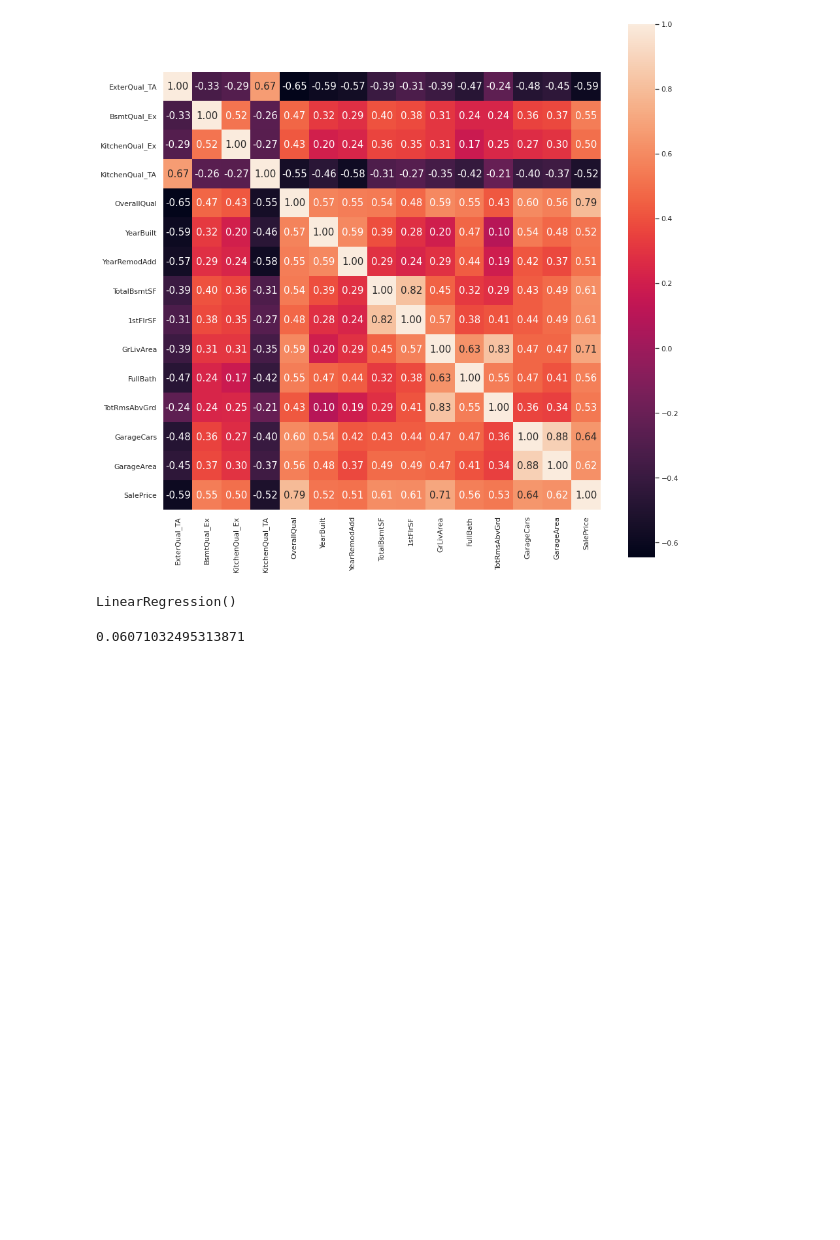
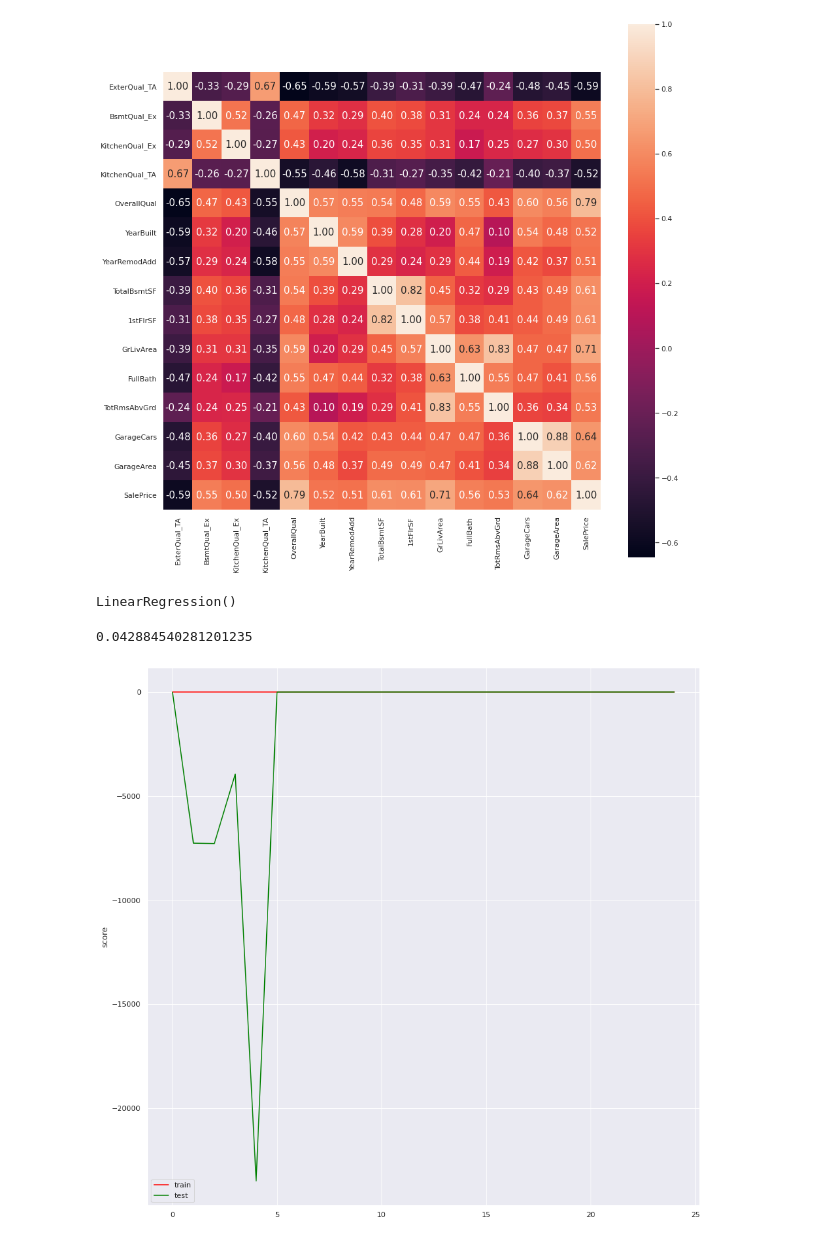
Before and after one commit to as1mple/labs_ds_courses, a Jupyter notebook: Predict_house_price.ipynb, the cells around one changed output. Saved outputs shown, nothing was run; the diff lists cells and outputs as text; code cells hidden in the pictures; blank space fills up the shorter version.

```diff
--- a/Predict_house_price.ipynb
+++ b/Predict_house_price.ipynb
@@ -136,6 +165,6 @@ lr.fit(X_q_train, y)
 # %% [output]
 LinearRegression()
 # %%
-np.sqrt(mean_squared_error(y, lr.predict(X_q_train)))
+mean_absolute_error(y, lr.predict(X_q_train))
 # %% [output]
-0.06071032495313871
+0.042884540281201235
@@ -141,0 +175,12 @@ np.sqrt(mean_squared_error(y, lr.predict(X_q_train)))
+# %%
+def plot_learning_rate(model, X, y):
+    model_copy = clone(model)
+    _, train_score, test_score = learning_curve(model_copy, X, y)
+    plt.plot(range(train_score.reshape(-1).shape[0]), train_score.reshape(-1), c='red', label='train')
+    plt.plot(range(test_score.reshape(-1).shape[0]), test_score.reshape(-1), c='green', label='test')
+    plt.legend()
+    plt.ylabel('score')
+# %%
+plot_learning_rate(lr, X_q_train, y)
+# %% [output]
+[figure, added]
```
Also changed, not shown: parts of 17 cells of this notebook.
